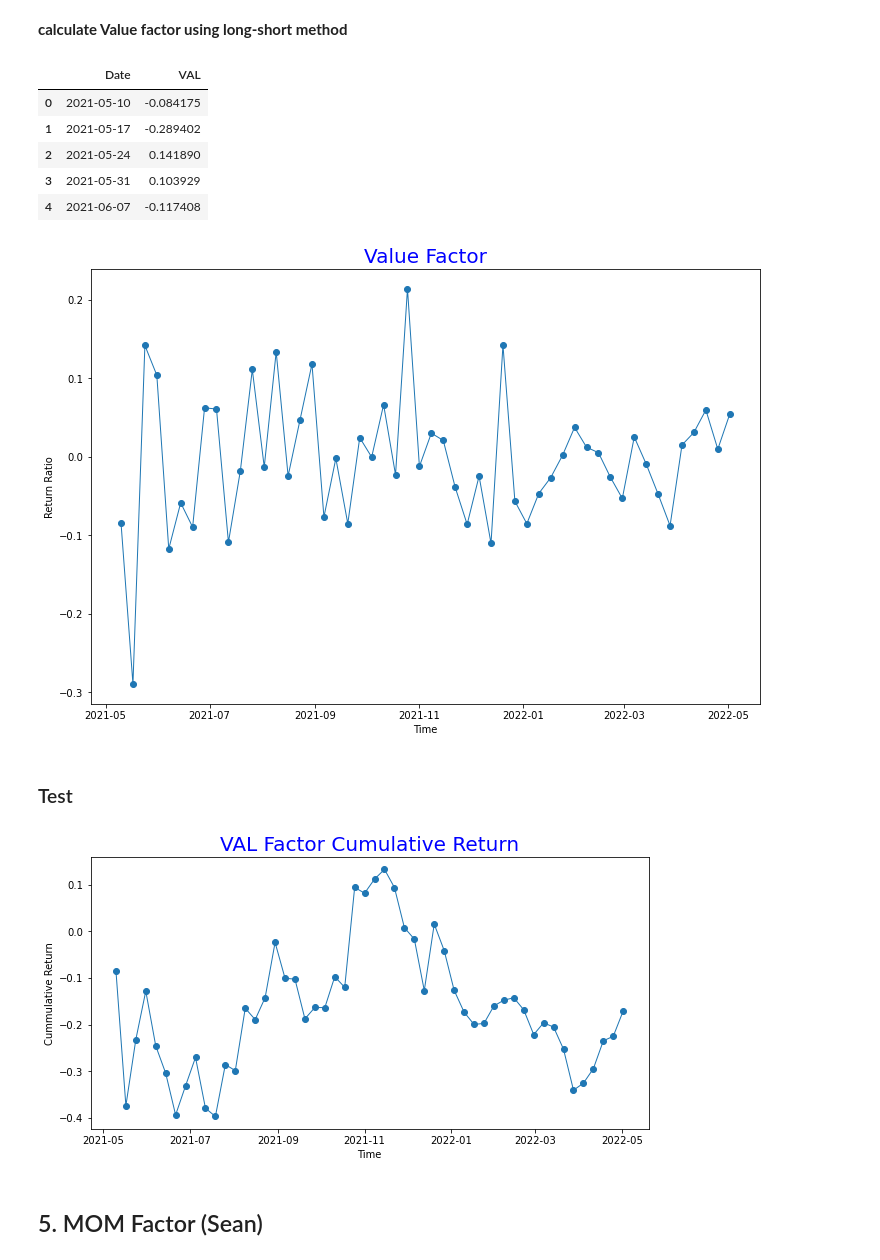
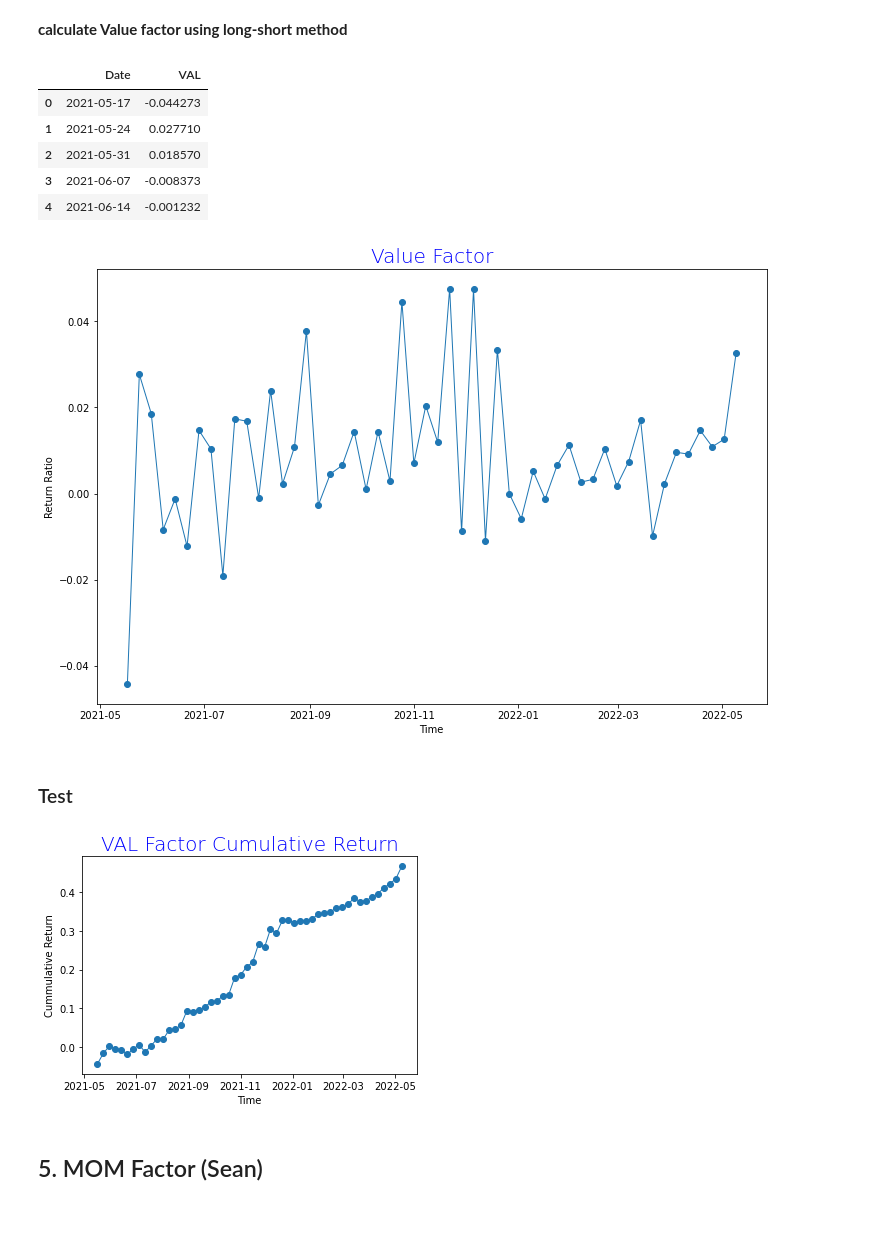
Before and after one commit to PracticumCrypto/C5-Analyzer, a Jupyter notebook: ALL.ipynb, the cells around one changed output. Drawn from its saved outputs; the diff is of its cells as text; code cells hidden in the pictures; blank space fills up the shorter version.

Commit message:
eliminated zero values in NET

```diff
--- a/ALL.ipynb
+++ b/ALL.ipynb
@@ -213,7 +213,7 @@ def AddReturn(sample: pd.DataFrame):
 #         segment = segment[-52:].reset_index().drop('index', axis=1)
         segment = segment.assign(Return = segment.Price.rolling(2).apply(lambda x: (x.iloc[-1]-x.iloc[0])/x.iloc[0]).copy())
         segment = segment.assign(week2_return = segment.Price.rolling(4).apply(lambda x: (x.iloc[-2]-x.iloc[0])/x.iloc[0]))
-        segment = segment.assign(Npast52_return = segment.Price.rolling(53).apply(lambda x: (x.iloc[-2]-x.iloc[0])/x.iloc[0]))
+        segment = segment.assign(Npast52_return = segment.Price.rolling(52).apply(lambda x: (x.iloc[-1]-x.iloc[0])/x.iloc[0]))
 
         ####add growth rate
         segment = segment.assign(GrowthRate = segment.ActiveAddress.rolling(2).apply(lambda x: np.log(x.iloc[-1])-np.log(x.iloc[0])
@@ -460,0 +451,23 @@ plt.show()
+# %%
+from sklearn.linear_model import LinearRegression
+performance = {}
+
+
+factors = SMB_f
+
+features = factors.columns.tolist()
+features.remove('Date')
+target = "ExcessReturn"
+
+for index in fullSample['Asset'].unique().tolist():
+    syntax = f"Asset == '{index}'"
+    segment = fullSample.query(syntax)
+
+    reg = segment[['Date','ExcessReturn']].merge(factors, on = 'Date', how = 'outer')
+    y = reg [target].copy()
+    x = reg [features].copy()
+    model = LinearRegression()
+    model.fit(x, y)
+    y_pred = model.predict(x)
+    alpha = model.intercept_
+    performance[index] = alpha
@@ -484,8 +565,8 @@ npast52['low20'] = npast52[cols].quantile(q=0.2,axis=1, numeric_only=True, inter
 # %% [markdown]
 **check whether Npast52 of a coin in a day is in low20 or top20, then calculate the weekly return mean of low20 and top20 , respectively**
 # %%
-VAL_low = value_return[npast52[cols].apply(lambda x: x <= npast52['low20'])].mean(axis=1, numeric_only=True)
-VAL_top = value_return[npast52[cols].apply(lambda x: x >= npast52['top20'])].mean(axis=1, numeric_only=True)
+VAL_low = (npast52[cols].apply(lambda x: x < npast52['low20']) * value_return[cols]).mean(axis=1, numeric_only=True)
+VAL_top = (npast52[cols].apply(lambda x: x > npast52['top20']) * value_return[cols]).mean(axis=1, numeric_only=True)
 # %% [markdown]
 **calculate Value factor using long-short method**
 # %%
@@ -496,11 +577,11 @@ valueFactor['VAL'] = VAL_top - VAL_low
 valueFactor.head()
 # %% [output]
 |  | Date | VAL |
-| 0 | 2021-05-10 | -0.084175 |
-| 1 | 2021-05-17 | -0.289402 |
-| 2 | 2021-05-24 | 0.141890 |
-| 3 | 2021-05-31 | 0.103929 |
-| 4 | 2021-06-07 | -0.117408 |
+| 0 | 2021-05-17 | -0.044273 |
+| 1 | 2021-05-24 | 0.027710 |
+| 2 | 2021-05-31 | 0.018570 |
+| 3 | 2021-06-07 | -0.008373 |
+| 4 | 2021-06-14 | -0.001232 |
 # %%
 from matplotlib.pyplot import figure
 
@@ -513,20 +594,19 @@ plt.xlabel("Time")
 plt.ylabel("Return Ratio")
 plt.show()
 # %% [output]
-[figure, old version]
+[figure, new version]
 # %% [markdown]
 ### Test
 # %%
 from matplotlib.pyplot import figure
 
-figure(figsize=(10,5))
 plt.plot(valueFactor.Date, np.cumsum(valueFactor.VAL), marker='o', linewidth=1)
 plt.title("VAL Factor Cumulative Return", loc='center', fontsize=20, fontweight=0, color='blue')
 plt.xlabel("Time")
 plt.ylabel("Cummulative Return")
 plt.show()
 # %% [output]
-[figure, old version]
+[figure, new version]
 # %% [markdown]
 ## 5. MOM Factor (Sean)
 # %%
```
Also changed, not shown: parts of 42 cells of this notebook.
